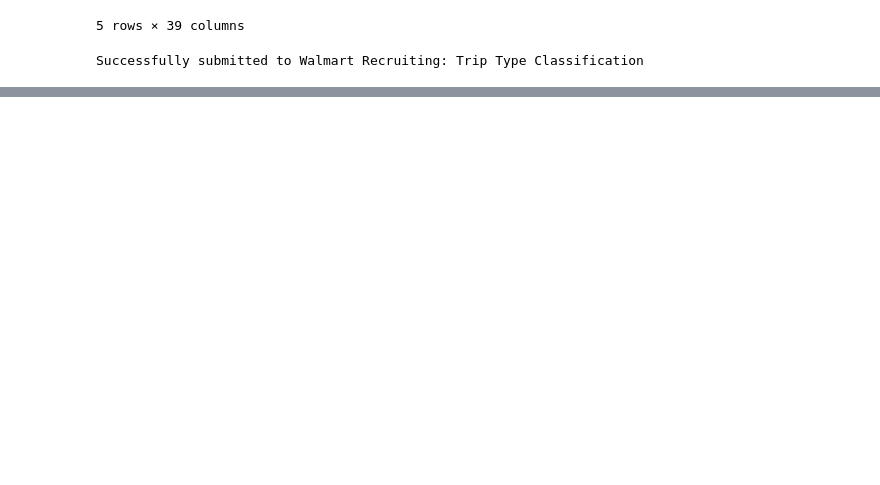
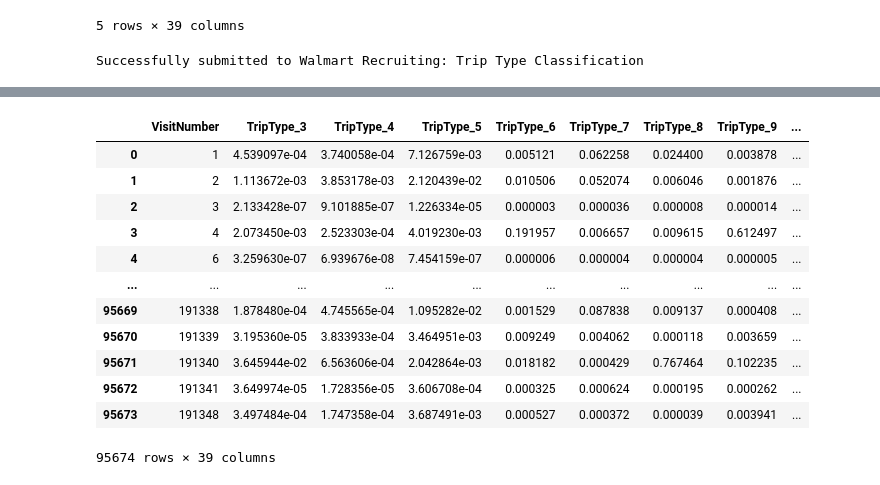
Before and after one commit to vanekek/iitp-ml-ds, a Jupyter notebook: 2023/seminar-6-gbt/6_2_grad_boosting_practice.ipynb, the cells around one changed output, grey strips where cells are left out. Saved outputs shown, nothing was run; the diff lists cells and outputs as text; code cells hidden in the pictures; blank space fills up the shorter version.

```diff
--- a/2023/seminar-6-gbt/6_2_grad_boosting_practice.ipynb
+++ b/2023/seminar-6-gbt/6_2_grad_boosting_practice.ipynb
@@ -901,0 +979,16 @@ sum
+# %%
+sample_sub
+# %% [output]
+|  | VisitNumber | TripType_3 | TripType_4 | TripType_5 | TripType_6 | TripType_7 | TripType_8 | TripType_9 | ... |
+| 0 | 1 | 4.539097e-04 | 3.740058e-04 | 7.126759e-03 | 0.005121 | 0.062258 | 0.024400 | 0.003878 | ... |
+| 1 | 2 | 1.113672e-03 | 3.853178e-03 | 2.120439e-02 | 0.010506 | 0.052074 | 0.006046 | 0.001876 | ... |
+| 2 | 3 | 2.133428e-07 | 9.101885e-07 | 1.226334e-05 | 0.000003 | 0.000036 | 0.000008 | 0.000014 | ... |
+| 3 | 4 | 2.073450e-03 | 2.523303e-04 | 4.019230e-03 | 0.191957 | 0.006657 | 0.009615 | 0.612497 | ... |
+| 4 | 6 | 3.259630e-07 | 6.939676e-08 | 7.454159e-07 | 0.000006 | 0.000004 | 0.000004 | 0.000005 | ... |
+| ... | ... | ... | ... | ... | ... | ... | ... | ... | ... |
+| 95669 | 191338 | 1.878480e-04 | 4.745565e-04 | 1.095282e-02 | 0.001529 | 0.087838 | 0.009137 | 0.000408 | ... |
+| 95670 | 191339 | 3.195360e-05 | 3.833933e-04 | 3.464951e-03 | 0.009249 | 0.004062 | 0.000118 | 0.003659 | ... |
+| 95671 | 191340 | 3.645944e-02 | 6.563606e-04 | 2.042864e-03 | 0.018182 | 0.000429 | 0.767464 | 0.102235 | ... |
+| 95672 | 191341 | 3.649974e-05 | 1.728356e-05 | 3.606708e-04 | 0.000325 | 0.000624 | 0.000195 | 0.000262 | ... |
+| 95673 | 191348 | 3.497484e-04 | 1.747358e-04 | 3.687491e-03 | 0.000527 | 0.000372 | 0.000039 | 0.003941 | ... |
+95674 rows × 39 columns
```
Also changed, not shown: parts of 50 cells of this notebook.
